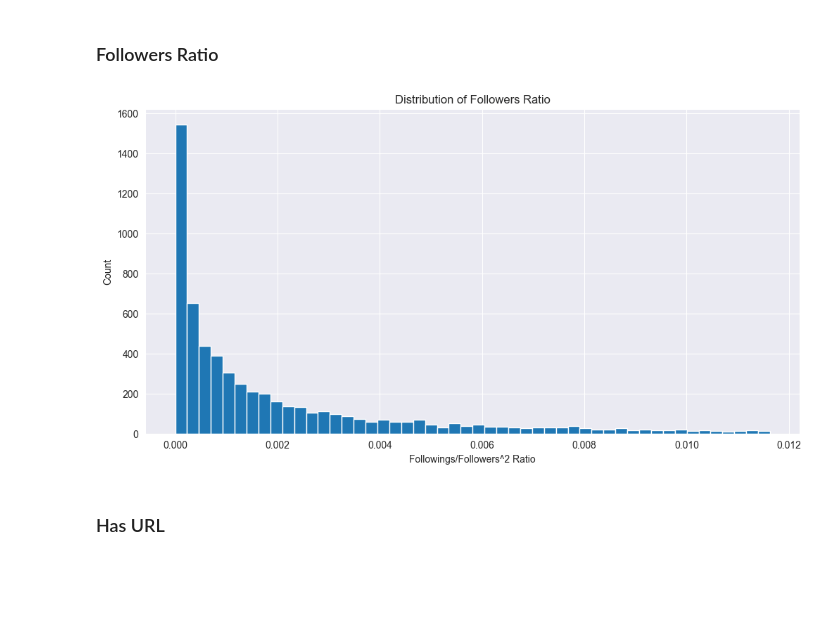
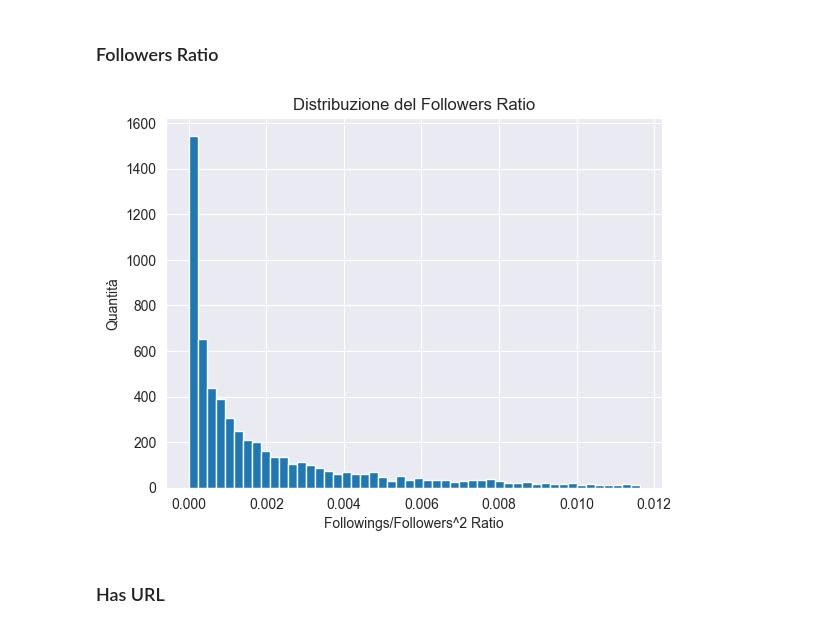
Before and after one commit to davisf20/characterization-of-user-misbehavior-in-online-social-media, a Jupyter notebook: notebooks/parametersTesting.ipynb, the cells around one changed output. Cells and saved outputs as stored; diff of their text form; code cells hidden in the pictures; blank space fills up the shorter version.

```diff
--- a/notebooks/parametersTesting.ipynb
+++ b/notebooks/parametersTesting.ipynb
@@ -104,20 +104,20 @@ core_users_to_cluster['favorites_ratio'] = core_users_credibility['favorites_rat
 # %%
 core_users_credibility = core_users.copy()
 
 core_users_credibility['followers_ratio'] = core_users_credibility['nbr_followings'] / (core_users_credibility['nbr_followers']**2 + 1)
 
-plt.figure(figsize=(12, 6))
+# plt.figure(figsize=(12, 6))
 
 plt.hist(core_users_credibility['followers_ratio'].dropna(), bins=50, range=(0, core_users_credibility['followers_ratio'].quantile(0.85)))
 plt.xlabel('Followings/Followers^2 Ratio')
-plt.ylabel('Count')
-plt.title('Distribution of Followers Ratio')
+plt.ylabel('Quantità')
+plt.title('Distribuzione del Followers Ratio')
 plt.show()
 
 
 core_users_to_cluster['followers_ratio'] = core_users_credibility['followers_ratio']
 # %% [output]
-[figure, old version]
+[figure, new version]
 # %% [markdown]
 ### Has URL
 # %%
```
Also changed, not shown: parts of 8 cells of this notebook.
